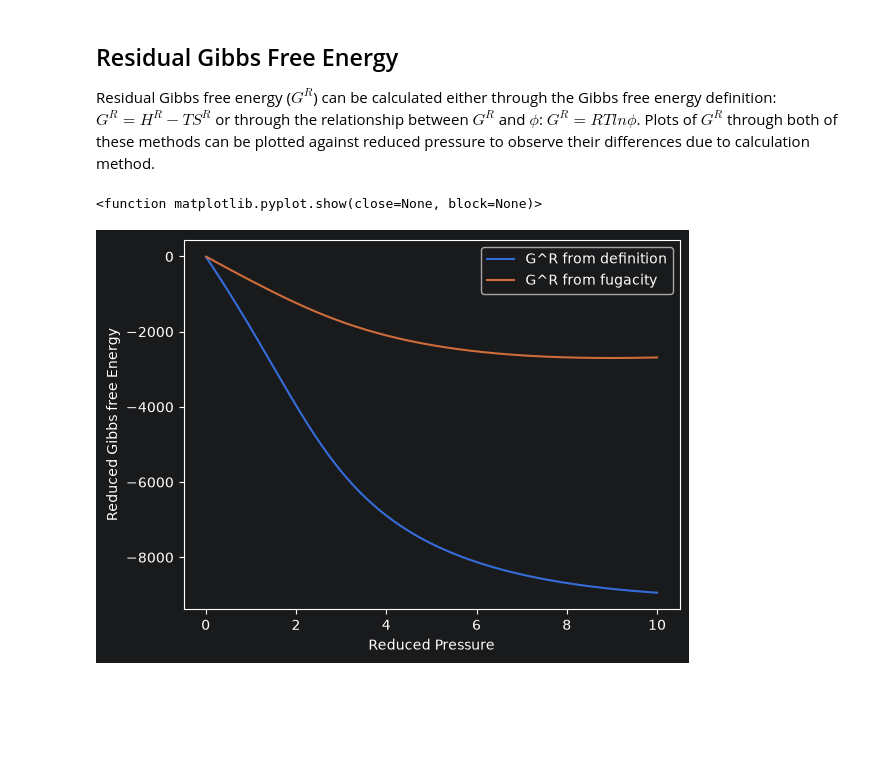
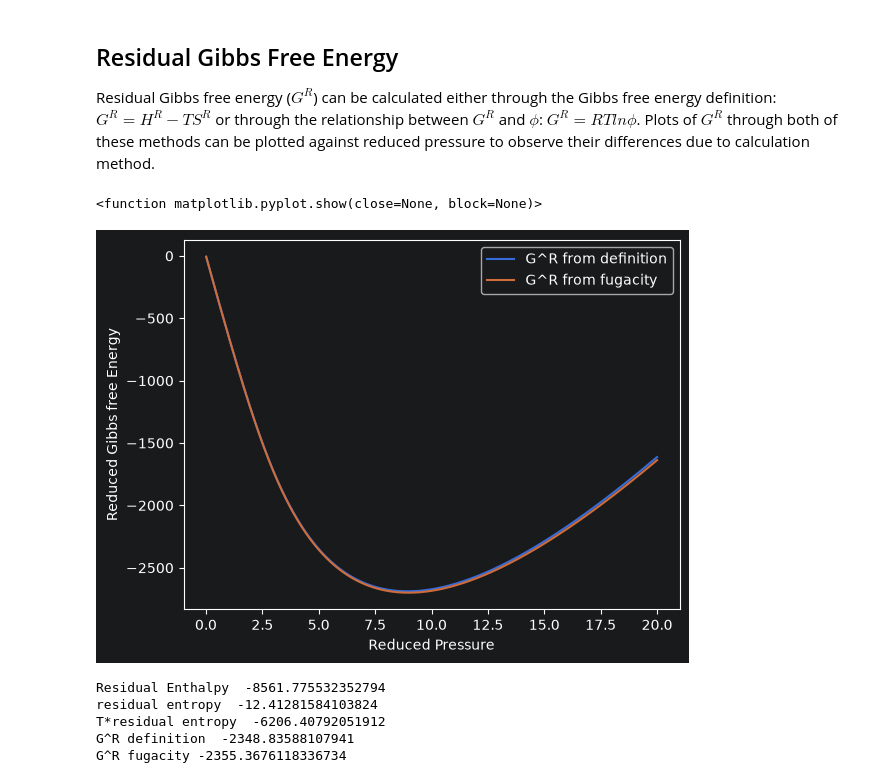
Before and after one commit to ScottC10/thermopy, a Jupyter notebook: notebooks/Residual Gibbs Comparisons.ipynb, the cells around one changed output. Cells and saved outputs as stored; diff of their text form; code cells hidden in the pictures; blank space fills up the shorter version.

```diff
--- a/notebooks/Residual Gibbs Comparisons.ipynb
+++ b/notebooks/Residual Gibbs Comparisons.ipynb
@@ -13,34 +13,49 @@ calculated on hydrogen sulphide, EoS object instantiation can be changed for any
 """
 
 
 
 PR = PengRobinson("hydrogen sulphide")
 T = 500 #[K]
-Pr_range = np.linspace(0.01, 10, 1000)
+Pr_range = np.linspace(0.01, 20, 1000)
 Pc = PR.Pc
 Gibbs_phi = []
 Gibbs_def = []
 
 
 for pr in Pr_range:
     p = pr*Pc
     state = PR.solve(T, p)
     state = state[-1]
 
-    gibbs_from_def = residual_gibbs(state, PR)
-    fug_coeff = fugacity_coefficient(state, PR, cubicEoS=True)
+    gibbs_from_def = residual_gibbs(state, PR, cubicEoS=False)
+    fug_coeff = fugacity_coefficient(state, PR, cubicEoS=False)
     gibbs_from_phi = R*T*np.log(fug_coeff)
 
     Gibbs_phi.append(gibbs_from_phi)
     Gibbs_def.append(gibbs_from_def)
 
 plt.plot(Pr_range, Gibbs_def, label="G^R from definition")
 plt.plot(Pr_range, Gibbs_phi, label="G^R from fugacity")
 
 plt.xlabel("Reduced Pressure")
 plt.ylabel("Reduced Gibbs free Energy")
 plt.legend()
 plt.show
 # %% [output]
 <function matplotlib.pyplot.show(close=None, block=None)>
-[figure, old version]
+[figure, new version]
+# %%
+state = PR.solve(500, 5*Pc)
+state = state[-1]
+
+print("Residual Enthalpy " , residual_enthalpy(state, PR, cubicEoS=True))
+print("residual entropy ", residual_entropy(state, PR, cubicEoS=True))
+print("T*residual entropy ", 500*residual_entropy(state, PR, cubicEoS=True))
+print("G^R definition ", residual_gibbs(state, PR))
+print("G^R fugacity", R*500*np.log(fugacity_coefficient(state, PR, cubicEoS=True)))
+# %% [output]
+Residual Enthalpy  -8561.775532352794
+residual entropy  -12.41281584103824
+T*residual entropy  -6206.40792051912
+G^R definition  -2348.83588107941
+G^R fugacity -2355.3676118336734
```
Also changed, not shown: parts of 1 cell of this notebook, 1 other file.
